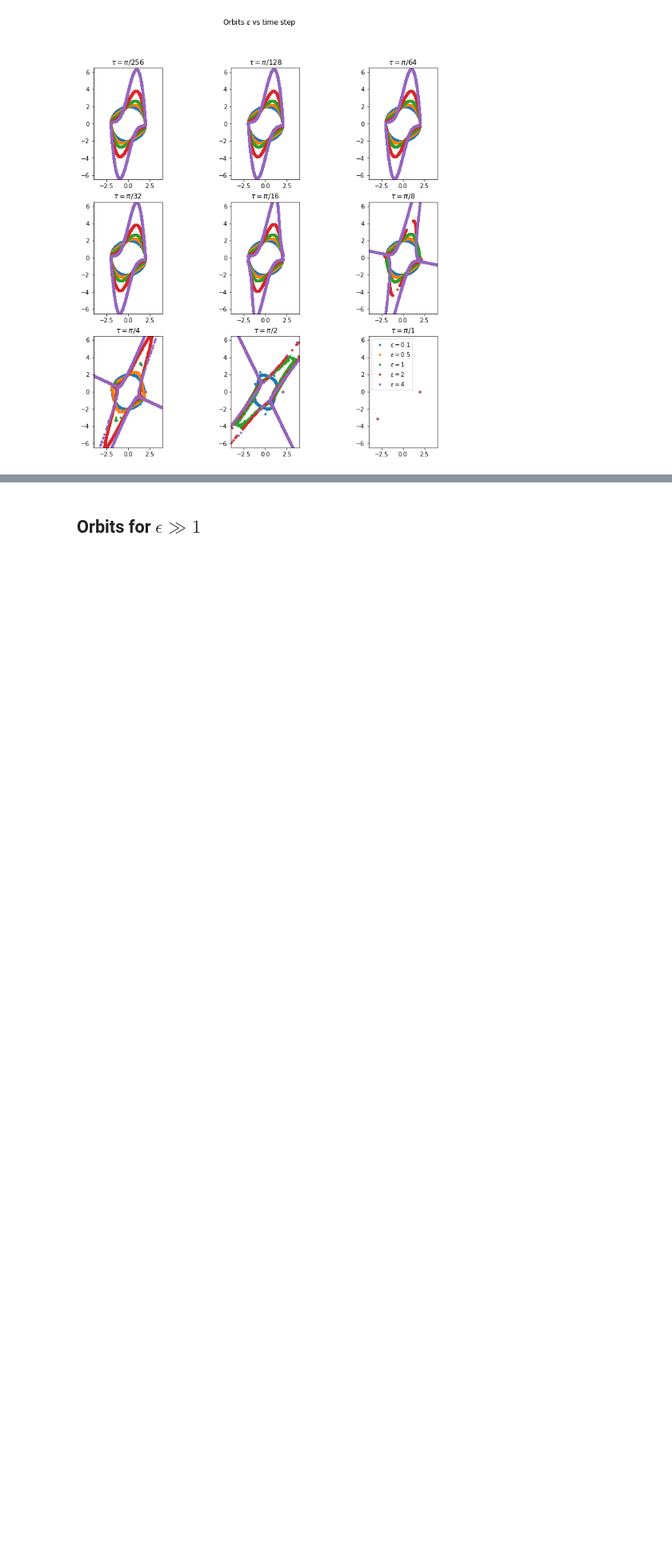
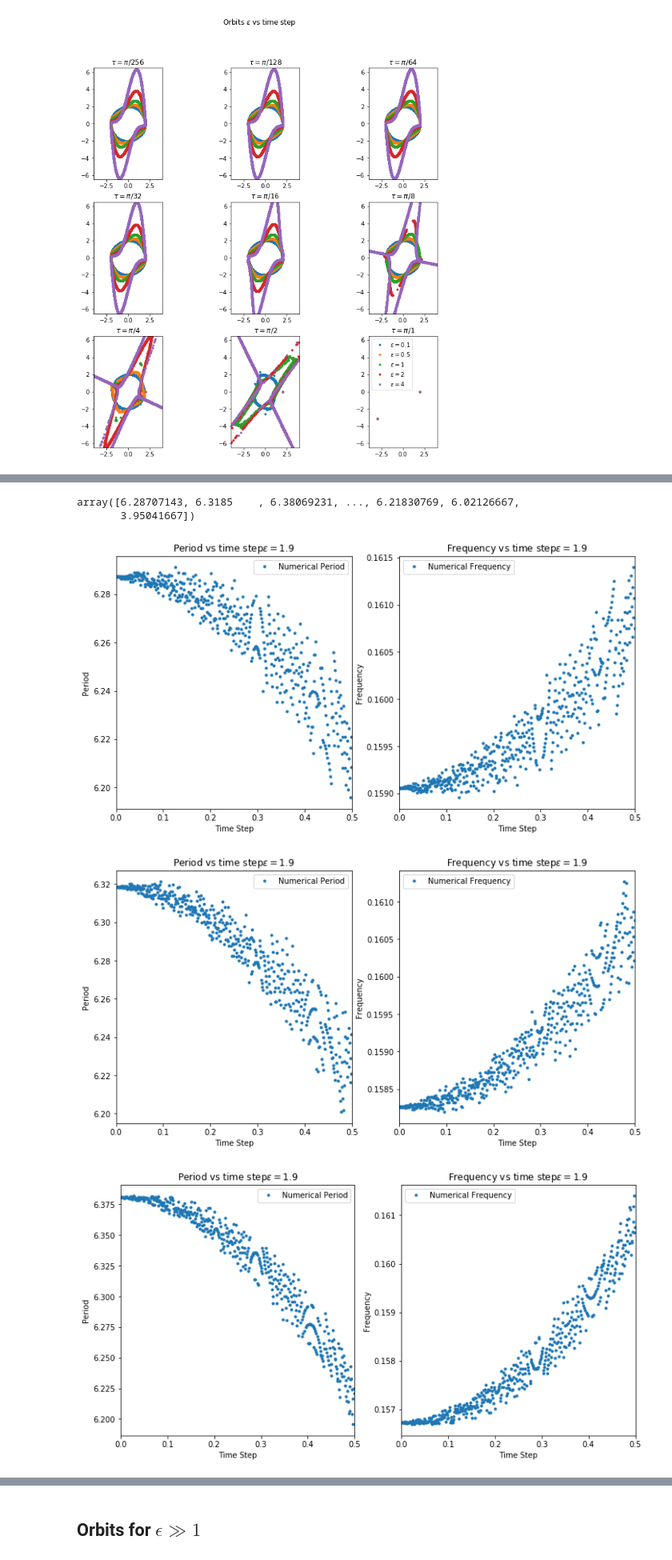
Before and after one commit to fzadra/VanDerPolContact, a Jupyter notebook: VDP.ipynb, the cells around one changed output, grey strips where cells are left out. Shown at 80% size. Drawn from its saved outputs; the diff is of its cells as text; code cells hidden in the pictures; blank space fills up the shorter version.

Commit message:
Frequency and Period analysis
Added Frequency and Period analysis for small epsilon

```diff
--- a/VDP.ipynb
+++ b/VDP.ipynb
@@ -292,13 +299,15 @@ plt.show()
 # %%
-tf = 20000
+tf = 100
 tau=0.4
 # p0, q0, s0 = 0.0, 1.0, 1.5
 p0, q0, s0 = 0.0, 2.0, 0
-elist=[0.1,0.5,1,2,4]
+elist=[0.1,0.3,
+       0.5,0.7,
+       0.9,1.1,
+       1.3,1.5,
+       1.7,1.9]
 dt=np.arange(0.001,0.5,0.001)
-
 T=np.zeros((len(dt),len(elist)))
-
 k=-1
 
 for epsilon in elist:
@@ -308,7 +317,7 @@ for epsilon in elist:
         tspan = np.arange(0, tf, dt[factor])
         vdp = vanDerPol(epsilon, 0, 0)
         sol, sols, _ = ic.integrate(step1, vdp, tspan, p0, q0, s0)
-        maxi=np.zeros(int(tf/np.pi))
+        maxi=np.zeros(10000)
         ns=int(tf/dt[factor])-1
         j=0
         for i in range(ns):
@@ -320,18 +329,30 @@ for epsilon in elist:
             T[factor,k]+=t[i]
         T[factor,k]=T[factor,k]/(j-2)
 
-
 T[T != 0]
-plt.figure(figsize=(8,8))
-plt.plot(dt,1/(np.sqrt((5040 - 420*dt**2 - 42*dt**4 - 6*dt**6 - dt**8)*
-                       (1260 + 210*dt**2 + 42*dt**4 + 9*dt**6 + 2*dt**8))/(5040.*np.pi)))
-plt.plot(dt,T,'.')
-plt.xlim((0,0.5))
-plt.show()
-
-plt.figure(figsize=(8,8))
-plt.plot(dt,np.sqrt((5040 - 420*dt**2 - 42*dt**4 - 6*dt**6 - dt**8)*
-                    (1260 + 210*dt**2 + 42*dt**4 + 9*dt**6 + 2*dt**8))/(5040.*np.pi))
-plt.plot(dt,1/T,'.')
-plt.xlim((0,0.5))
-plt.show()
+# %% [output]
+array([6.28707143, 6.3185    , 6.38069231, ..., 6.21830769, 6.02126667,
+       3.95041667])
+# %%
+for i in range(len(elist)):
+    plt.figure(figsize=(12,6))
+    plt.subplot(121)
+    plt.gca().set_title("Period vs time step" r"$\epsilon = " f"${epsilon}")
+    plt.plot(dt,T[:,i],'.',label="Numerical Period")
+    plt.xlim((0,0.5))
+    plt.ylabel("Period")
+    plt.xlabel("Time Step")
+    plt.legend(loc='bottom left')
+
+    plt.subplot(122)
+    plt.gca().set_title("Frequency vs time step" r"$\epsilon = " f"${epsilon}")
+    plt.plot(dt,1/T[:,i],'.',label="Numerical Frequency")
+    plt.xlim((0,0.5))
+    plt.ylabel("Frequency")
+    plt.xlabel("Time Step")
+    plt.legend(loc='upper left')
+    plt.show()
+# %% [output]
+[figure, added]
+[figure, added]
+[figure, added]
```
Also changed, not shown: parts of 4 cells of this notebook.
